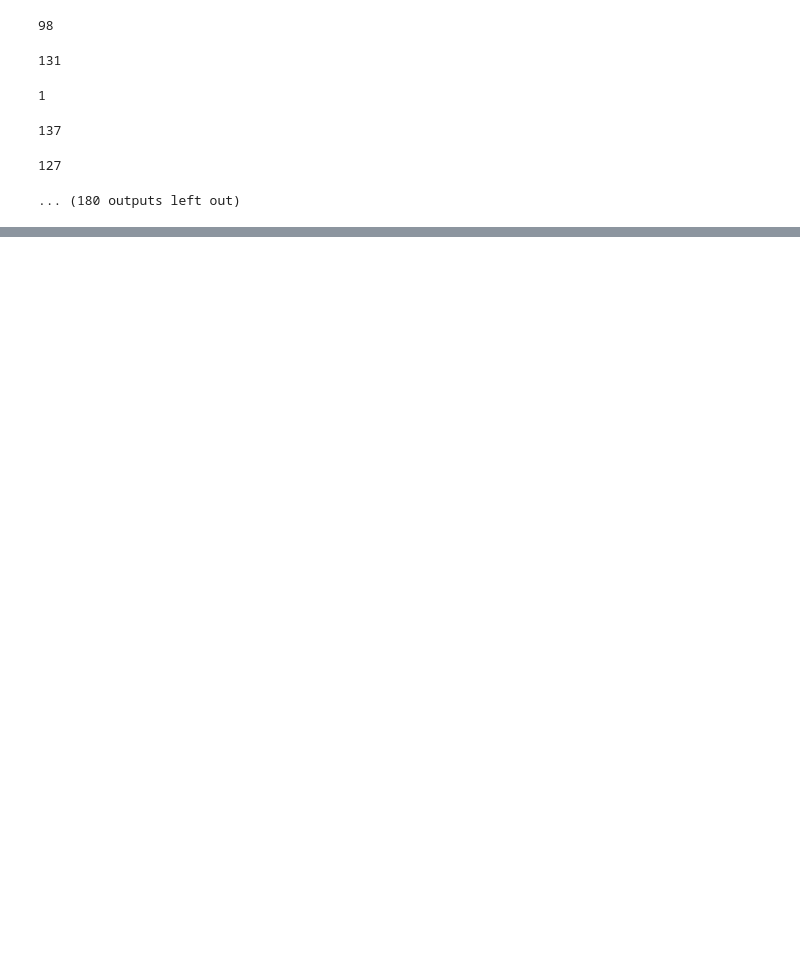
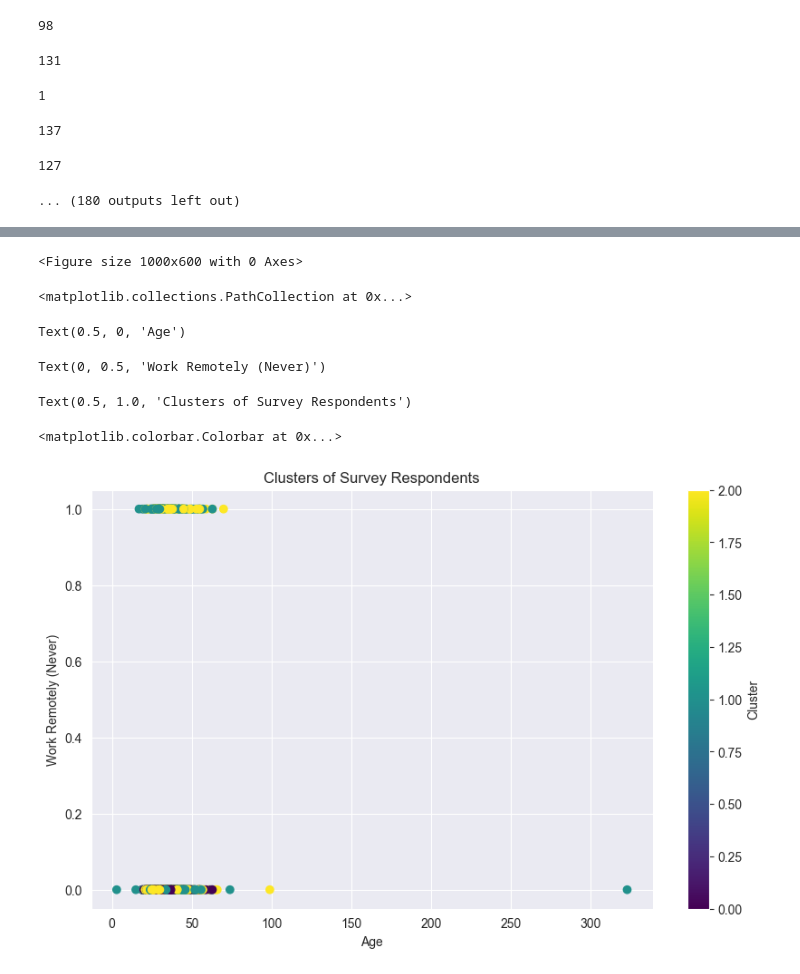
Before and after one commit to KonradKlein91/ml_unservised_learning, a Jupyter notebook: main.ipynb, the cells around one changed output, grey strips where cells are left out. Saved outputs shown, nothing was run; the diff lists cells and outputs as text; code cells hidden in the pictures; blank space fills up the shorter version.

Commit message:
add data preprocessing

```diff
--- a/main.ipynb
+++ b/main.ipynb
@@ -175,0 +344,33 @@ Text(0, 0.5, 'Age')
+# %%
+# Select features for clustering
+features = ['What is your age?',
+            'Do you work remotely?',
+            'Do you currently have a mental health disorder?']
+
+# Prepare the data
+X = pd.get_dummies(df[features], columns=['Do you work remotely?', 'Do you currently have a mental health disorder?'])
+
+# Standardize numerical features
+scaler = StandardScaler()
+X_scaled = scaler.fit_transform(X)
+
+# Perform K-means clustering
+kmeans = KMeans(n_clusters=3, random_state=42)
+clusters = kmeans.fit_predict(X_scaled)
+
+# Visualize results
+plt.figure(figsize=(10, 6))
+plt.scatter(X['What is your age?'], X.iloc[:, 1], c=clusters, cmap='viridis')
+plt.xlabel('Age')
+plt.ylabel('Work Remotely (Never)')
+plt.title('Clusters of Survey Respondents')
+plt.colorbar(label='Cluster')
+plt.show()
+# %% [output]
+<Figure size 1000x600 with 0 Axes>
+<matplotlib.collections.PathCollection at 0x...>
+Text(0.5, 0, 'Age')
+Text(0, 0.5, 'Work Remotely (Never)')
+Text(0.5, 1.0, 'Clusters of Survey Respondents')
+<matplotlib.colorbar.Colorbar at 0x...>
+[figure, added]
```
Also changed, not shown: parts of 12 cells of this notebook, 2 other files.
